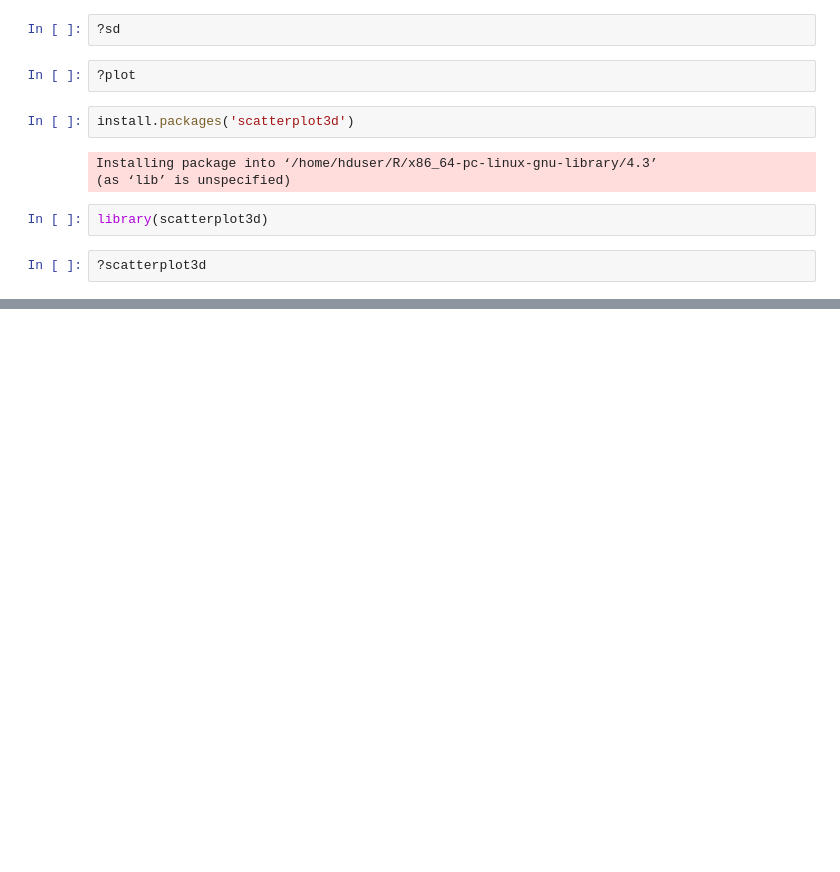
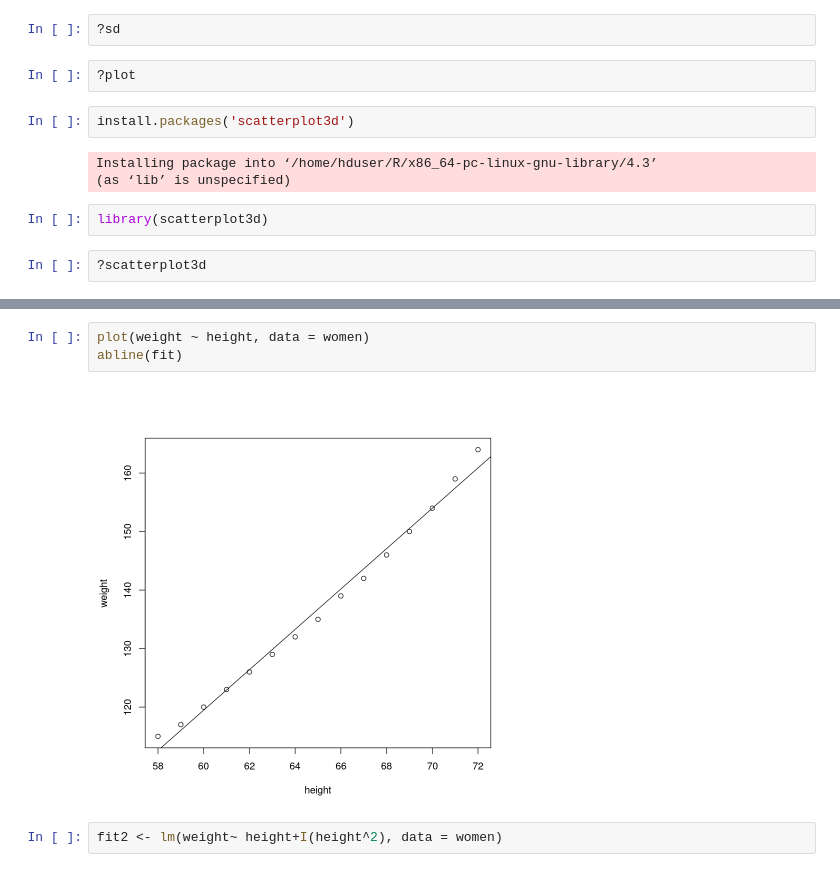
Before and after one commit to alecfei/R-learning, a Jupyter notebook: practice.ipynb, the cells around one changed output, grey strips where cells are left out. Drawn from its saved outputs; the diff is of its cells as text; blank space fills up the shorter version.

```diff
--- a/practice.ipynb
+++ b/practice.ipynb
@@ -160,0 +292,7 @@ library(scatterplot3d)
+# %%
+plot(weight ~ height, data = women)
+abline(fit)
+# %% [output]
+[figure, added]
+# %%
+fit2 <- lm(weight~ height+I(height^2), data = women)
```
Also changed, not shown: parts of 39 cells of this notebook, 1 other file.
